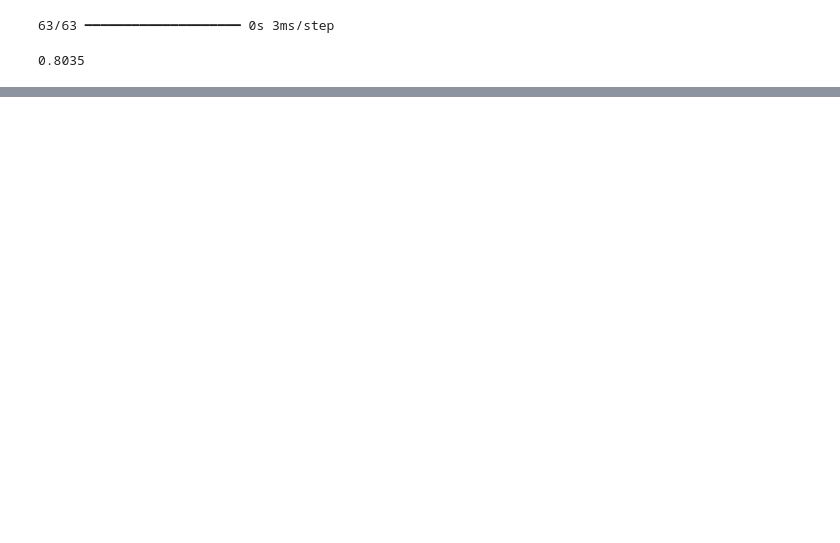
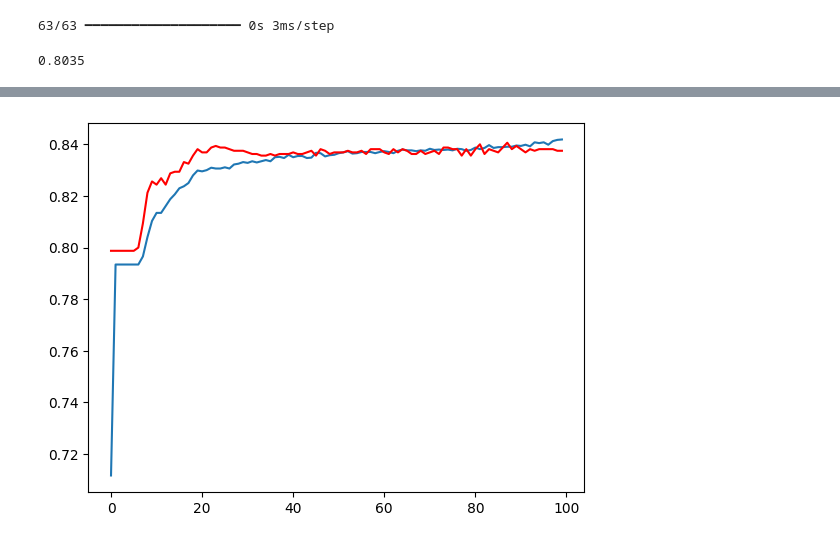
Before and after one commit to DhairyaDave08/Deep_Learning, a Jupyter notebook: ANN/Customer_churn_model.ipynb, the cells around one changed output, grey strips where cells are left out. Drawn from its saved outputs; the diff is of its cells as text; code cells hidden in the pictures; blank space fills up the shorter version.

```diff
--- a/ANN/Customer_churn_model.ipynb
+++ b/ANN/Customer_churn_model.ipynb
@@ -117,0 +125,6 @@ accuracy_score(y_test,y_pred)
+# %%
+plt.plot(his.history['accuracy'])
+plt.plot(his.history['val_accuracy'],color='red')
+plt.show()
+# %% [output]
+[figure, added]
```
Also changed, not shown: parts of 1 cell of this notebook.
